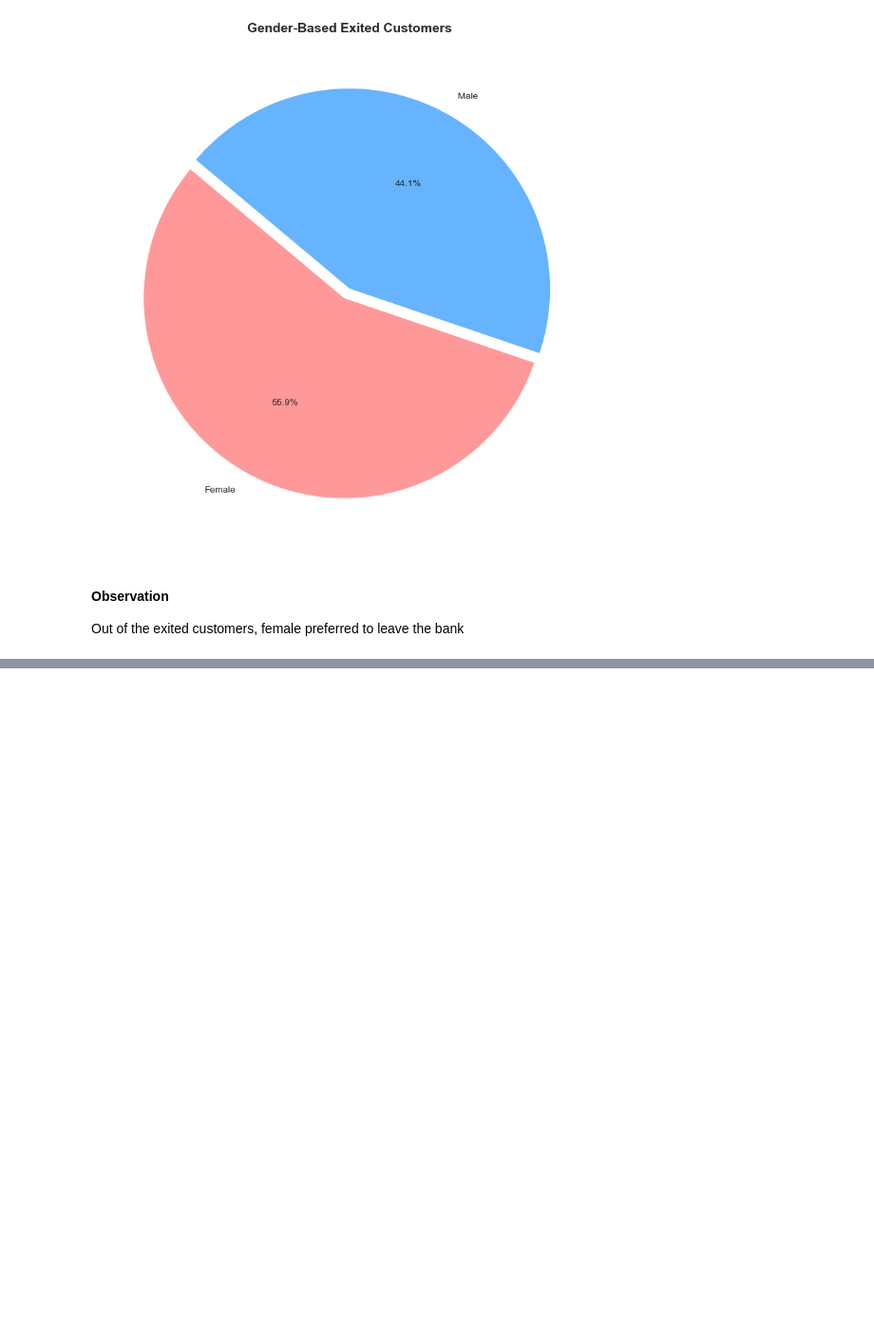
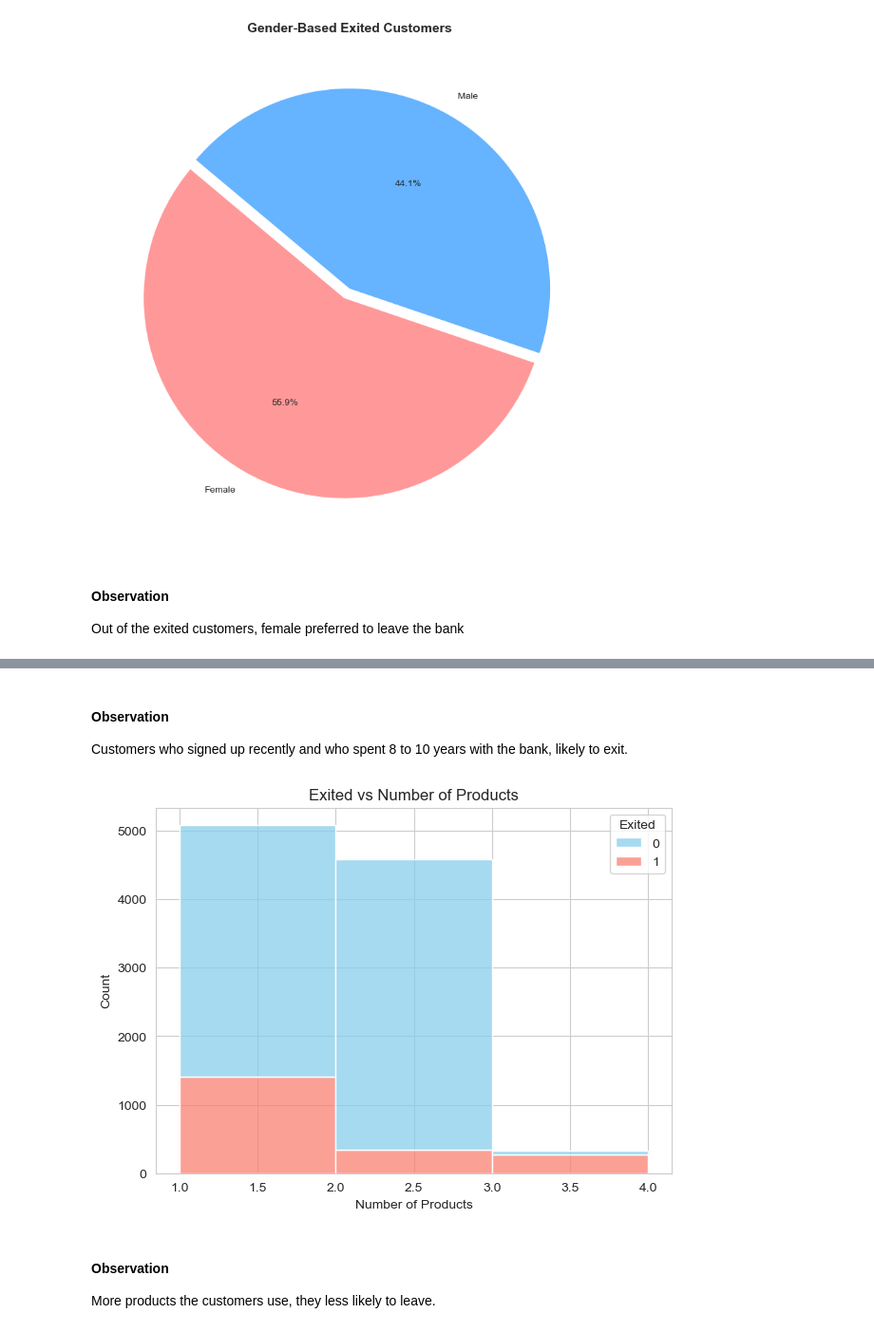
Before and after one commit to esr26/Kaggle-Projects, a Jupyter notebook: Bank Customer Attrition/Customer Churn.ipynb, the cells around one changed output, grey strips where cells are left out. Shown at 95% size. Drawn from its saved outputs; the diff is of its cells as text; code cells hidden in the pictures; blank space fills up the shorter version.

```diff
--- a/Bank Customer Attrition/Customer Churn.ipynb
+++ b/Bank Customer Attrition/Customer Churn.ipynb
@@ -326,0 +329,18 @@ Name: count, dtype: int64
+# %% [markdown]
+#### Observation
+Customers who signed up recently and who spent 8 to 10 years with the bank, likely to exit.
+# %%
+sns.set_style("whitegrid")
+
+plt.figure(figsize=(7,5))
+sns.histplot(data=df, x='NumOfProducts', hue='Exited', multiple='stack', binwidth=1, palette={0: "skyblue", 1:"salmon"})
+
+plt.xlabel('Number of Products')
+plt.ylabel('Count')
+plt.title("Exited vs Number of Products")
+plt.show()
+# %% [output]
+[figure, added]
+# %% [markdown]
+#### Observation
+More products the customers use, they less likely to leave.
```
Also changed, not shown: parts of 19 cells of this notebook, 1 other file.
